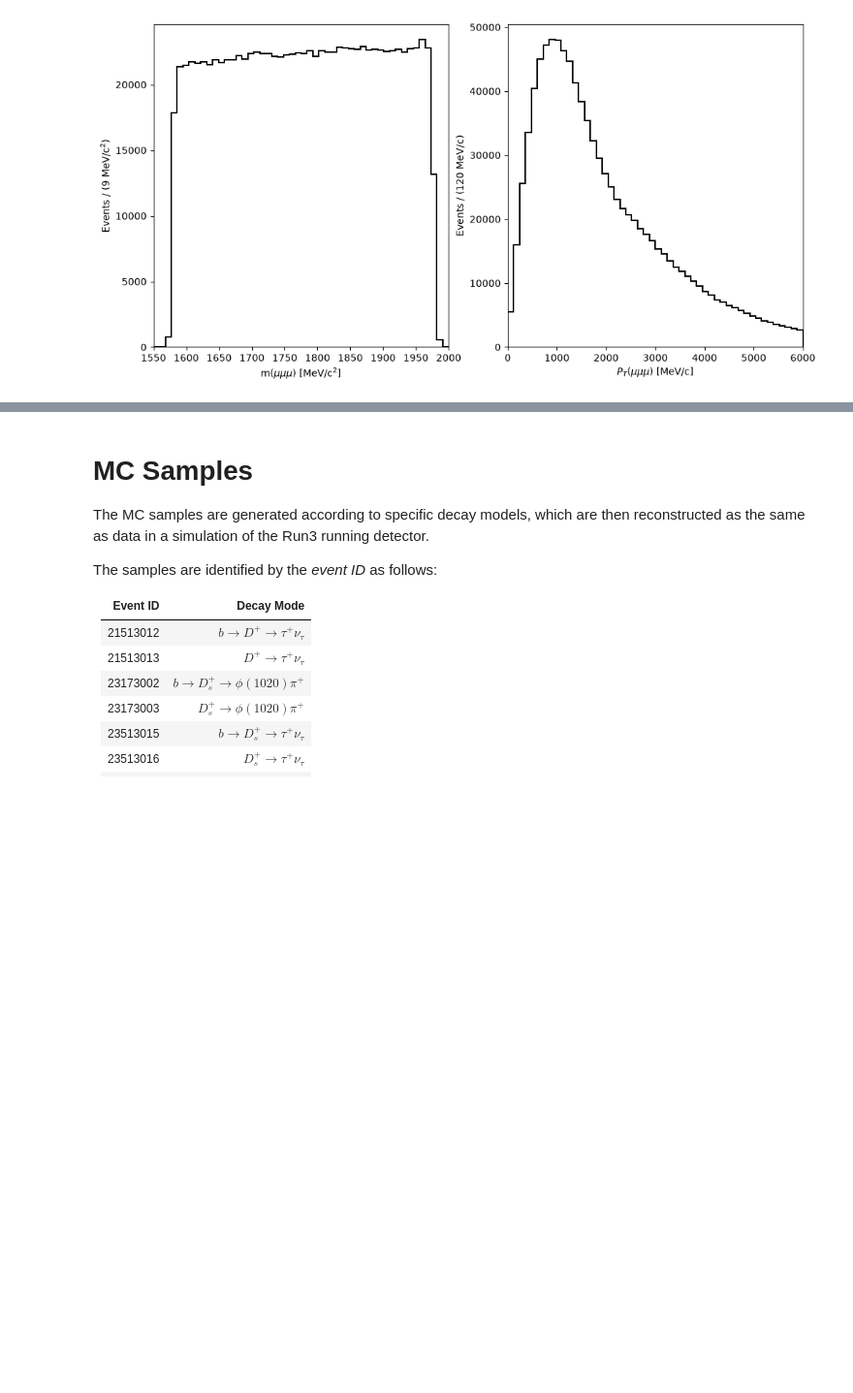
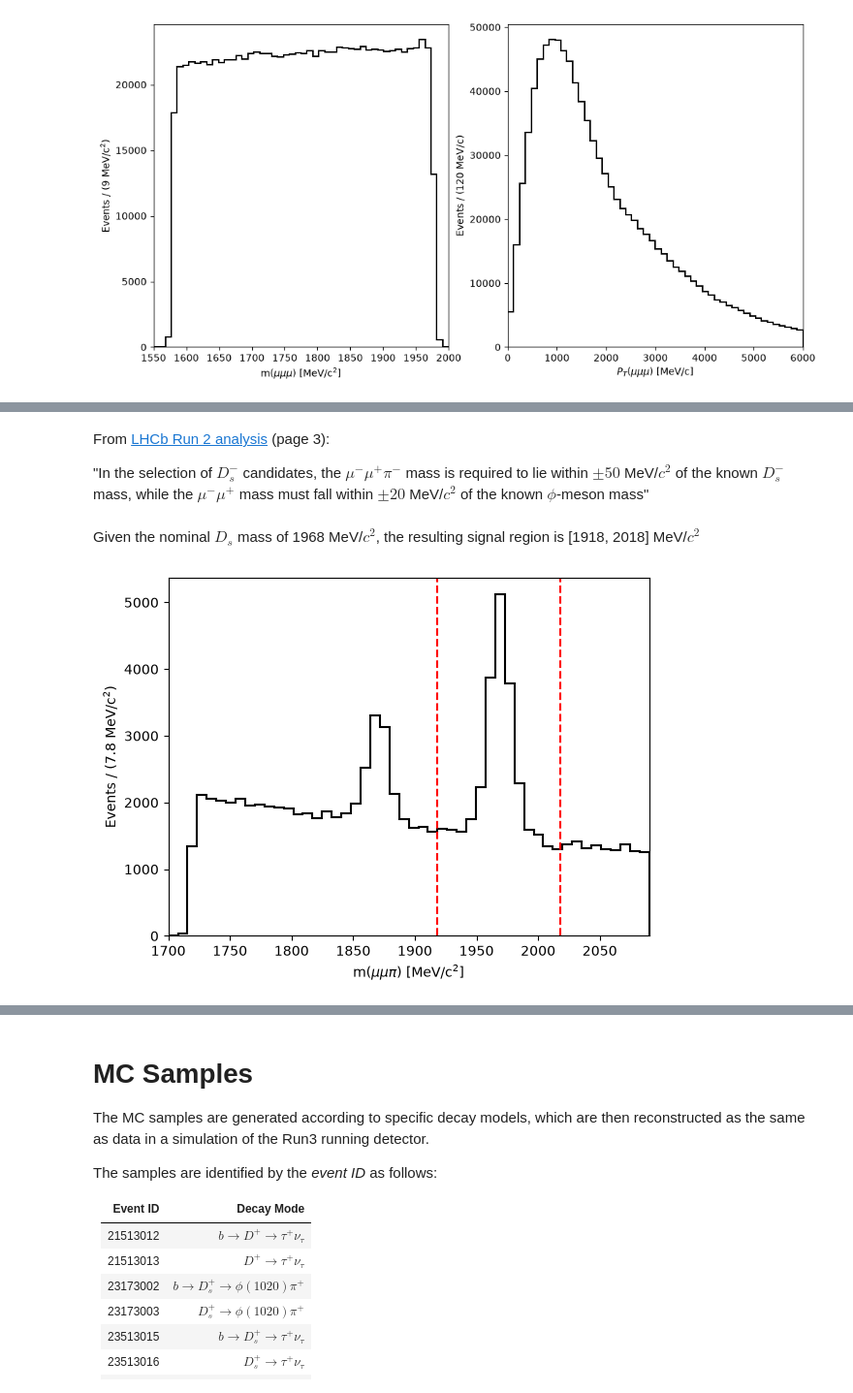
Before and after one commit to lhcb-bicocca/tesi_impicciche, a Jupyter notebook: notebooks/data_sample.ipynb, the cells around one changed output, grey strips where cells are left out. Shown at 97% size. Cells and saved outputs as stored; diff of their text form; code cells hidden in the pictures; blank space fills up the shorter version.

```diff
--- a/notebooks/data_sample.ipynb
+++ b/notebooks/data_sample.ipynb
@@ -95,0 +173,11 @@ plot_hist(df.Tau_PT, bins=50, range=(0, 6000), name=r'$P_T$($\mu\mu\mu$)', unit=
+# %% [markdown]
+From [LHCb Run 2 analysis](https://arxiv.org/pdf/2601.20785) (page 3):
+
+"In the selection of $D_s^-$ candidates, the $\mu^-\mu^+\pi^-$ mass is required to lie within $\pm 50$ MeV/$c^2$ of the known $D_s^-$ mass, while the $\mu^-\mu^+$ mass must fall within $\pm 20$ MeV/$c^2$ of the known $\phi$-meson mass"
+# %% [markdown]
+Given the nominal $D_s$ mass of 1968 MeV/$c^2$, the resulting signal region is [1918, 2018] MeV/$c^2$
+# %%
+fig, ax = plot_hist(df_Ds.Ds_M, bins=50, range=(1700, 2090), name=r'm($\mu\mu\pi$)', unit=r'MeV/c$^2$')
+plot_vertical_lines(ax, xline=[1918, 2018], color='red', linestyle='--')
+# %% [output]
+[figure, added]
```
Also changed, not shown: parts of 16 cells of this notebook.
